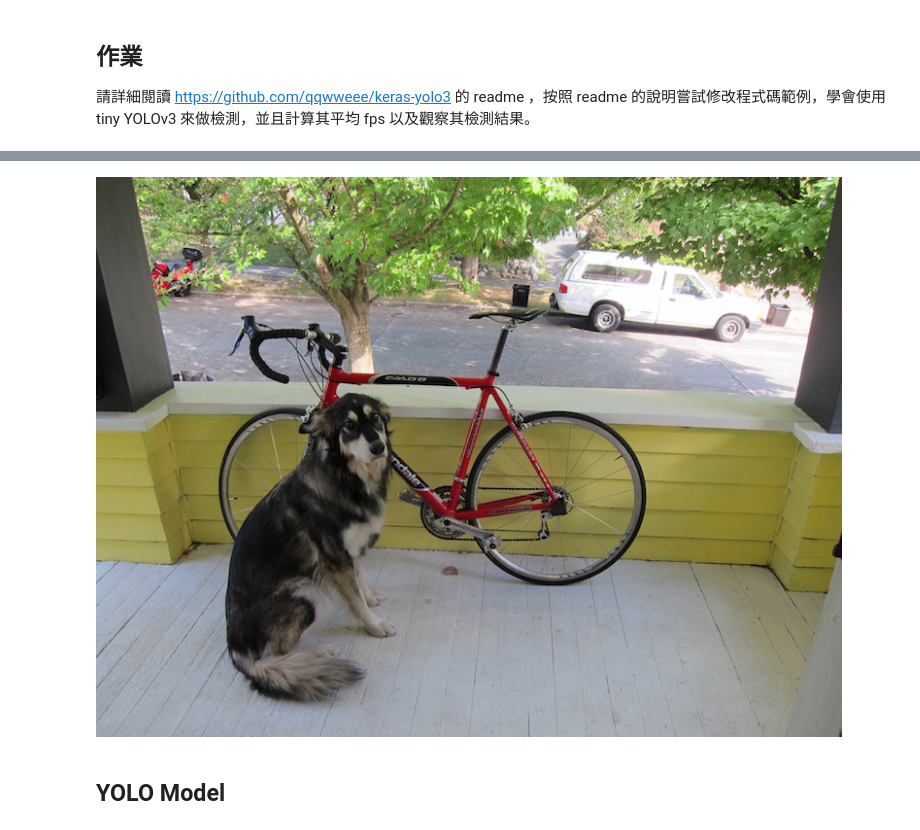
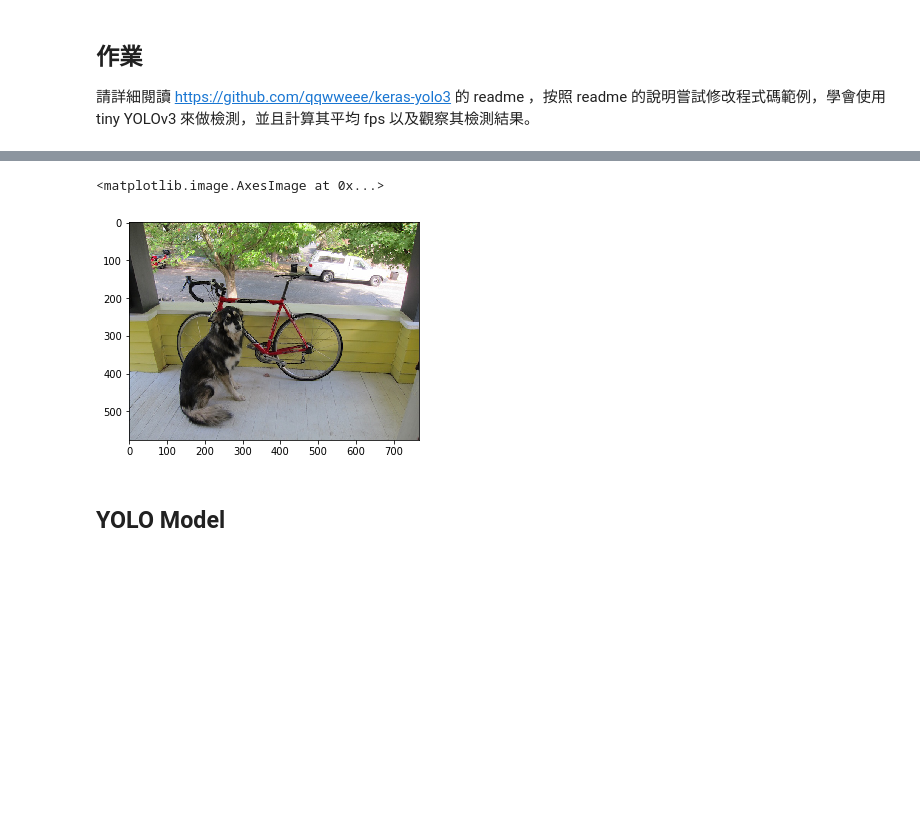
Before and after one commit to flyhead30042/CV100, a Jupyter notebook: Day040_tiny_yolov3_keras_HW.ipynb, the cells around one changed output, grey strips where cells are left out. Cells and saved outputs as stored; diff of their text form; code cells hidden in the pictures; blank space fills up the shorter version.

```diff
--- a/Day040_tiny_yolov3_keras_HW.ipynb
+++ b/Day040_tiny_yolov3_keras_HW.ipynb
@@ -35,11 +35,9 @@ from PIL import Image
-# %%
-image = Image.open('dog.jpg') # 讀取範例圖片
-# 將 yolo3 加入 path
-module_path = os.getcwd()+ "/keras-yolo3"
-if module_path not in sys.path:
-    sys.path.append(module_path)image
-# %% [output]
-[figure, removed]
+# %%
+image = Image.open('dog.jpg') # 讀取範例圖片
+plt.imshow(image)
+# %% [output]
+<matplotlib.image.AxesImage at 0x...>
+[figure, added]
 # %%
 import os
 import sys
```
Also changed, not shown: parts of 3 cells of this notebook.
